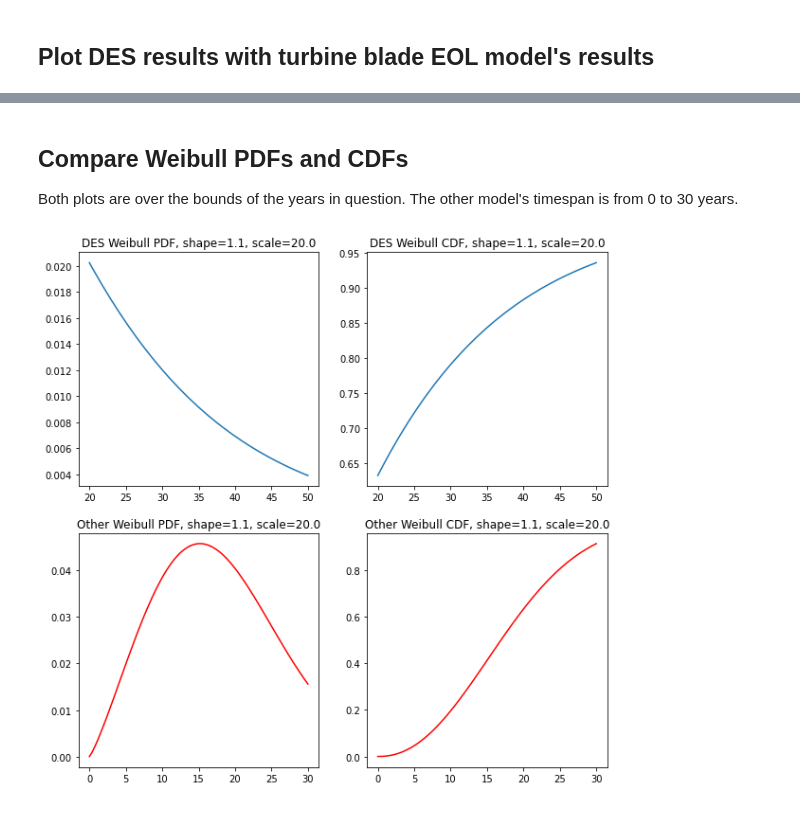
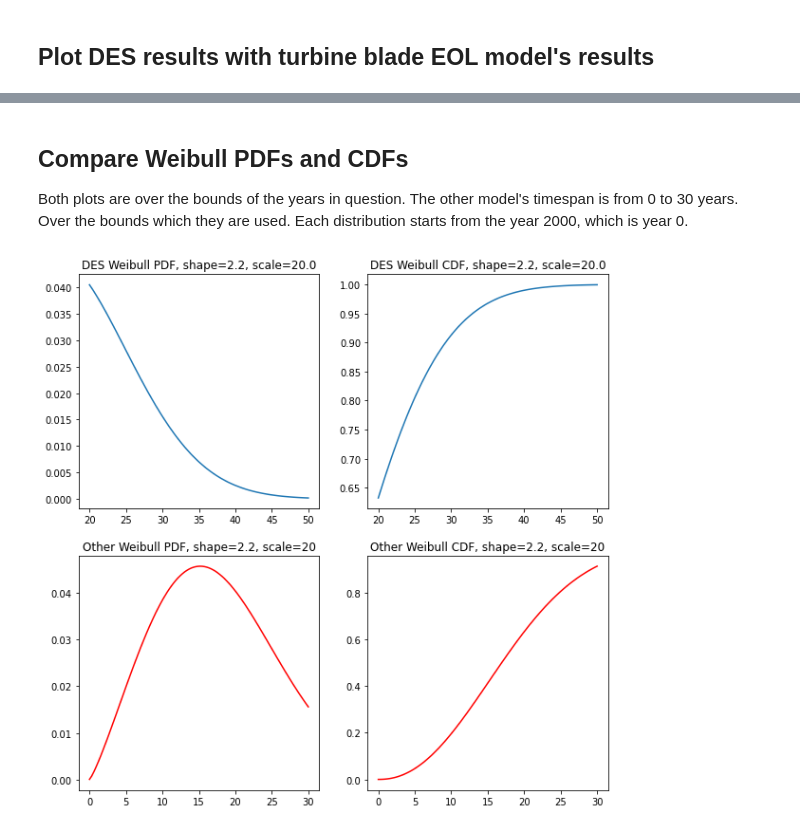
Before and after one commit to NREL/celavi, a Jupyter notebook: notebooks/landfill_one.ipynb, the cells around one changed output, grey strips where cells are left out. Cells and saved outputs as stored; diff of their text form; code cells hidden in the pictures.

Commit message:
Issue #85
I think I finally have the Weibull bounds correct.

```diff
--- a/notebooks/landfill_one.ipynb
+++ b/notebooks/landfill_one.ipynb
@@ -12,8 +12,9 @@ np.random.seed(0)
 # %%
 number_of_turbines = 620
 
-K = 1.1   # DES Weibull shape parameter
+K = 2.2   # DES Weibull shape parameter
 L = 20.0  # DES Weibull scale parameter
+year_built = 2000
 
 lifespan_fns = {
     "nacelle": lambda: 30,
@@ -27,37 +28,37 @@ turbine = [
         "kind": "blade",
         "xlat": 39.9106,
         "ylon": -105.2347,
-        "year": 2000,
+        "year": year_built,
     },
     {
         "kind": "blade",
         "xlat": 39.9106,
         "ylon": -105.2347,
-        "year": 2000,
+        "year": year_built,
     },
     {
         "kind": "blade",
         "xlat": 39.9106,
         "ylon": -105.2347,
-        "year": 2000,
+        "year": year_built,
     },
     {
         "kind": "nacelle",
         "xlat": 39.9106,
         "ylon": -105.2347,
-        "year": 2000,
+        "year": year_built,
     },
     {
         "kind": "tower",
         "xlat": 39.9106,
         "ylon": -105.2347,
-        "year": 2000,
+        "year": year_built,
     },
     {
         "kind": "foundation",
         "xlat": 39.9106,
         "ylon": -105.2347,
-        "year": 2000,
+        "year": year_built,
     },
 ]
 
@@ -96,28 +97,31 @@ plt.show()
 # %% [markdown]
 ## Compare Weibull PDFs and CDFs
 
-Both plots are over the bounds of the years in question. The other model's timespan is from 0 to 30 years.
+Both plots are over the bounds of the years in question. The other model's timespan is from 0 to 30 years. Over the bounds which they are used. Each distribution starts from the year 2000, which is year 0.
 # %%
 fig, ax = plt.subplots(nrows=2, ncols=2, figsize=(10, 10))
 
 des_weibull = weibull_min(K, scale=L)
 des_xs = np.linspace(20, 50, 100)
 des_ys = des_weibull.pdf(des_xs)
 ax[0, 0].plot(des_xs, des_ys)
 ax[0, 0].set_title(f"DES Weibull PDF, shape={K}, scale={L}")
 des_ys = des_weibull.cdf(des_xs)
 ax[0, 1].plot(des_xs, des_ys)
 ax[0, 1].set_title(f"DES Weibull CDF, shape={K}, scale={L}")
 
-other_weibull = weibull_min(2.2, scale=20)
+other_K = 2.2
+other_L = 20
+
+other_weibull = weibull_min(other_K, scale=other_L)
 other_xs = np.linspace(0, 30, 100)
 other_ys = other_weibull.pdf(other_xs)
 ax[1, 0].plot(other_xs, other_ys, color="r")
-ax[1, 0].set_title(f"Other Weibull PDF, shape={K}, scale={L}")
+ax[1, 0].set_title(f"Other Weibull PDF, shape={other_K}, scale={other_L}")
 other_ys = other_weibull.cdf(other_xs)
 ax[1, 1].plot(other_xs, other_ys, color="r")
-ax[1, 1].set_title(f"Other Weibull CDF, shape={K}, scale={L}")
+ax[1, 1].set_title(f"Other Weibull CDF, shape={other_K}, scale={other_L}")
 
 plt.show()
 # %% [output]
-[figure, old version]
+[figure, new version]
```
Also changed, not shown: parts of 1 cell of this notebook.
